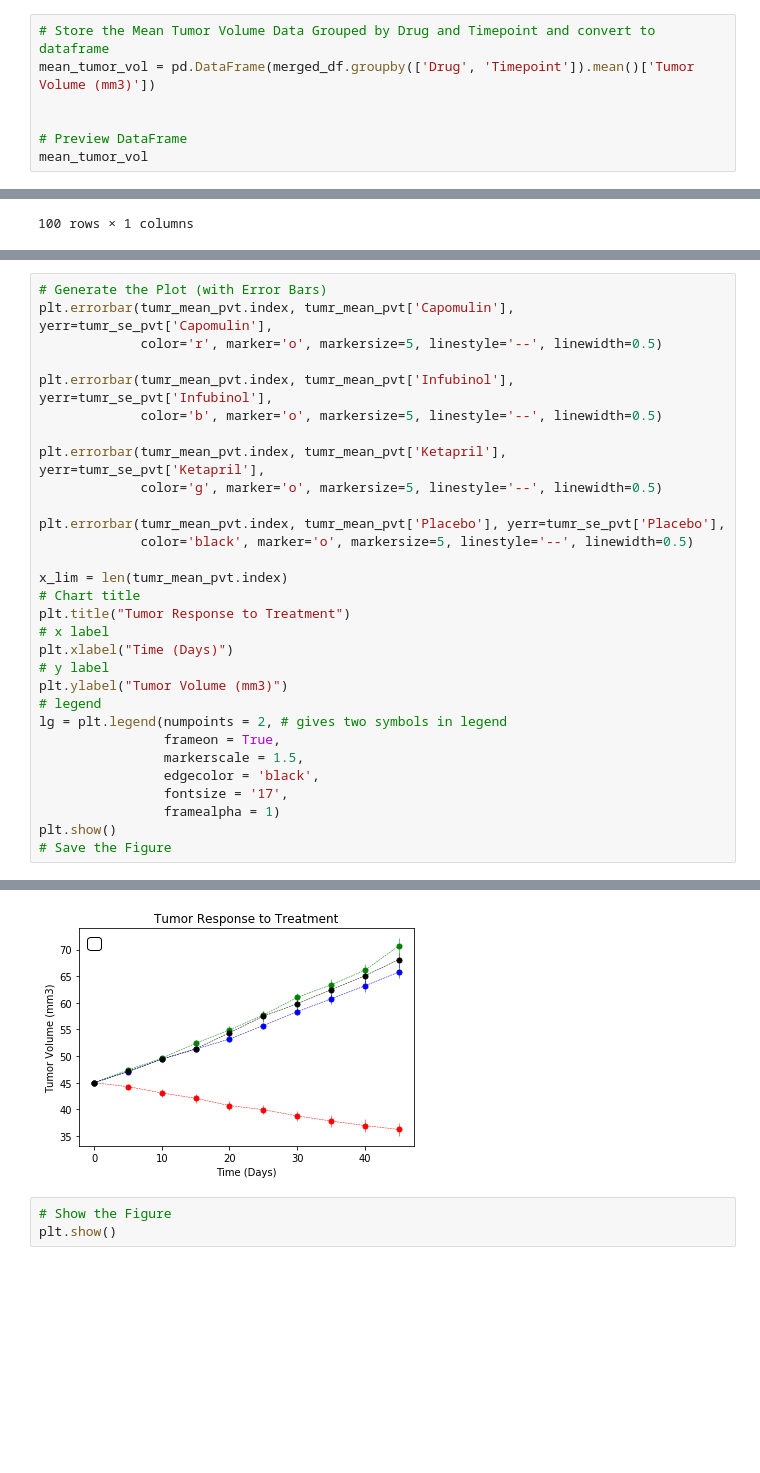
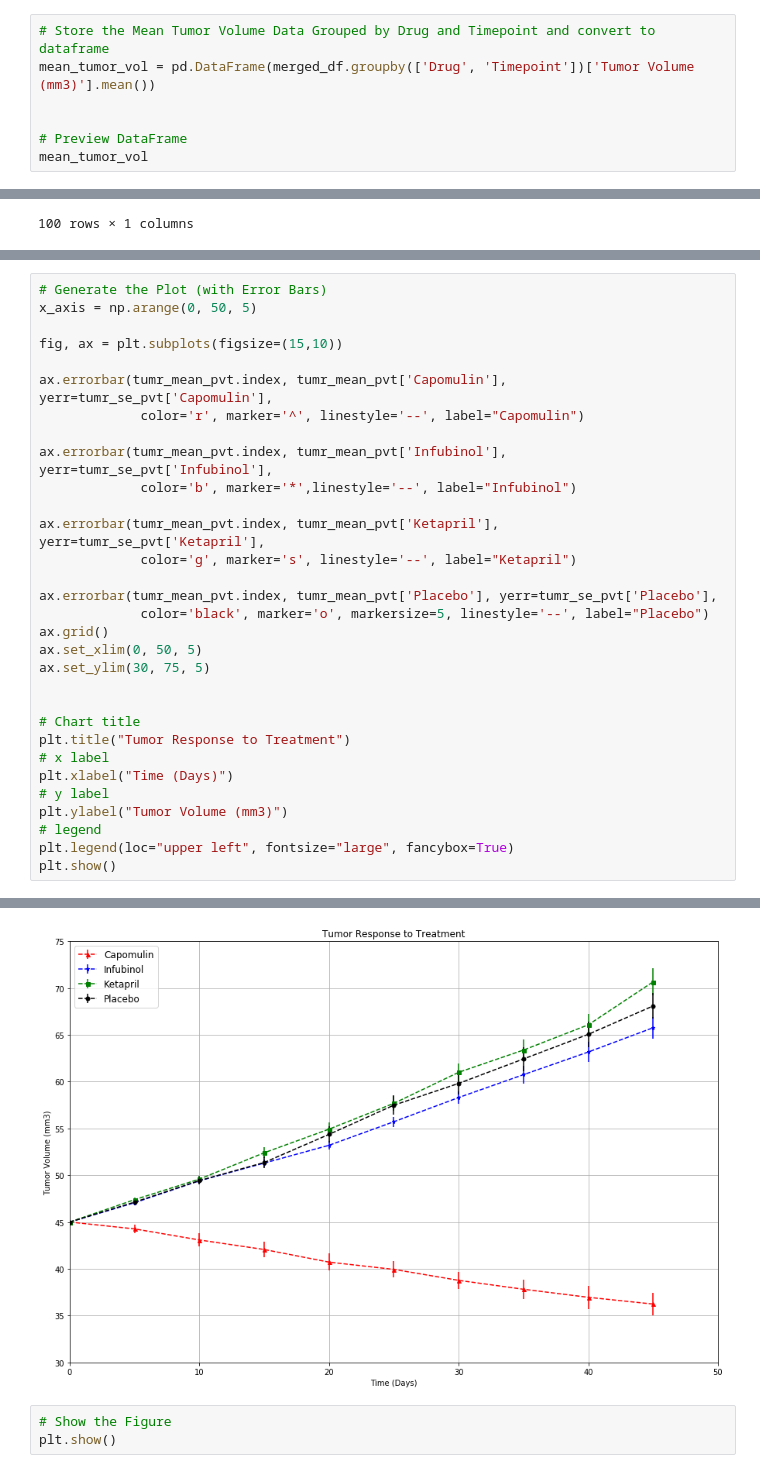
Before and after one commit to CTRLALTAFK/matplotlibChallenge, a Jupyter notebook: Pymaceuticals/pymaceuticals_starter.ipynb, the cells around one changed output, grey strips where cells are left out. Cells and saved outputs as stored; diff of their text form; blank space fills up the shorter version.

Commit message:
made graphs look nicer

```diff
--- a/Pymaceuticals/pymaceuticals_starter.ipynb
+++ b/Pymaceuticals/pymaceuticals_starter.ipynb
@@ -46,7 +46,7 @@ merged_df.head(20)
 ## Tumor Response to Treatment
 # %%
 # Store the Mean Tumor Volume Data Grouped by Drug and Timepoint and convert to dataframe
-mean_tumor_vol = pd.DataFrame(merged_df.groupby(['Drug', 'Timepoint']).mean()['Tumor Volume (mm3)'])
+mean_tumor_vol = pd.DataFrame(merged_df.groupby(['Drug', 'Timepoint'])['Tumor Volume (mm3)'].mean())
 
 
 # Preview DataFrame
@@ -121,19 +121,26 @@ tumr_se_pvt
 | 45 | 1.223977 | 0.902358 | 1.144427 | 1.453186 | 1.416363 | 1.351726 | 1.888586 | 1.226805 | 1.576556 | ... |
 # %%
 # Generate the Plot (with Error Bars)
-plt.errorbar(tumr_mean_pvt.index, tumr_mean_pvt['Capomulin'], yerr=tumr_se_pvt['Capomulin'],
-             color='r', marker='o', markersize=5, linestyle='--', linewidth=0.5)
+x_axis = np.arange(0, 50, 5)
 
-plt.errorbar(tumr_mean_pvt.index, tumr_mean_pvt['Infubinol'], yerr=tumr_se_pvt['Infubinol'],
-             color='b', marker='o', markersize=5, linestyle='--', linewidth=0.5)
+fig, ax = plt.subplots(figsize=(15,10))
 
-plt.errorbar(tumr_mean_pvt.index, tumr_mean_pvt['Ketapril'], yerr=tumr_se_pvt['Ketapril'],
-             color='g', marker='o', markersize=5, linestyle='--', linewidth=0.5)
+ax.errorbar(tumr_mean_pvt.index, tumr_mean_pvt['Capomulin'], yerr=tumr_se_pvt['Capomulin'],
+             color='r', marker='^', linestyle='--', label="Capomulin")
 
-plt.errorbar(tumr_mean_pvt.index, tumr_mean_pvt['Placebo'], yerr=tumr_se_pvt['Placebo'],
-             color='black', marker='o', markersize=5, linestyle='--', linewidth=0.5)
+ax.errorbar(tumr_mean_pvt.index, tumr_mean_pvt['Infubinol'], yerr=tumr_se_pvt['Infubinol'],
+             color='b', marker='*',linestyle='--', label="Infubinol")
 
-x_lim = len(tumr_mean_pvt.index)
+ax.errorbar(tumr_mean_pvt.index, tumr_mean_pvt['Ketapril'], yerr=tumr_se_pvt['Ketapril'],
+             color='g', marker='s', linestyle='--', label="Ketapril")
+
+ax.errorbar(tumr_mean_pvt.index, tumr_mean_pvt['Placebo'], yerr=tumr_se_pvt['Placebo'],
+             color='black', marker='o', markersize=5, linestyle='--', label="Placebo")
+ax.grid()
+ax.set_xlim(0, 50, 5)
+ax.set_ylim(30, 75, 5)
+
+
 # Chart title
 plt.title("Tumor Response to Treatment")
 # x label
@@ -141,12 +148,6 @@ plt.xlabel("Time (Days)")
 # y label
 plt.ylabel("Tumor Volume (mm3)")
 # legend
-lg = plt.legend(numpoints = 2, # gives two symbols in legend
-                frameon = True,
-                markerscale = 1.5,
-                edgecolor = 'black',
-                fontsize = '17',
-                framealpha = 1)
+plt.legend(loc="upper left", fontsize="large", fancybox=True)
 plt.show()
-# Save the Figure
 # %% [output]
@@ -154,4 +154,4 @@ No handles with labels found to put in legend.
-[figure, old version]
+[figure, new version]
 # %%
 # Show the Figure
 plt.show()
```
Also changed, not shown: parts of 4 cells of this notebook.
